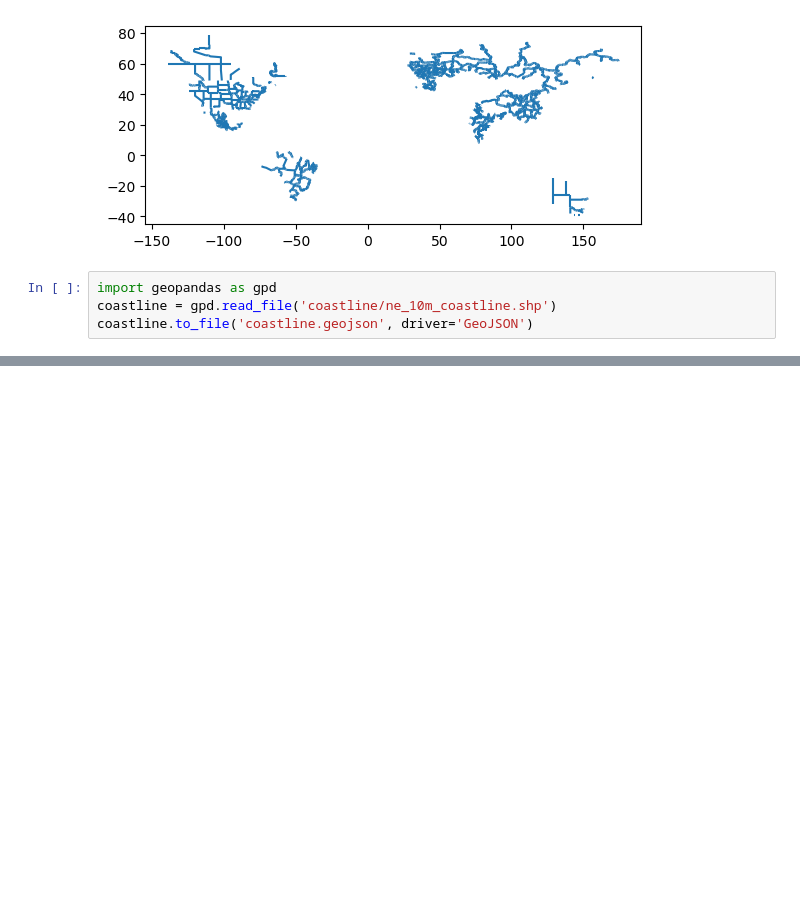
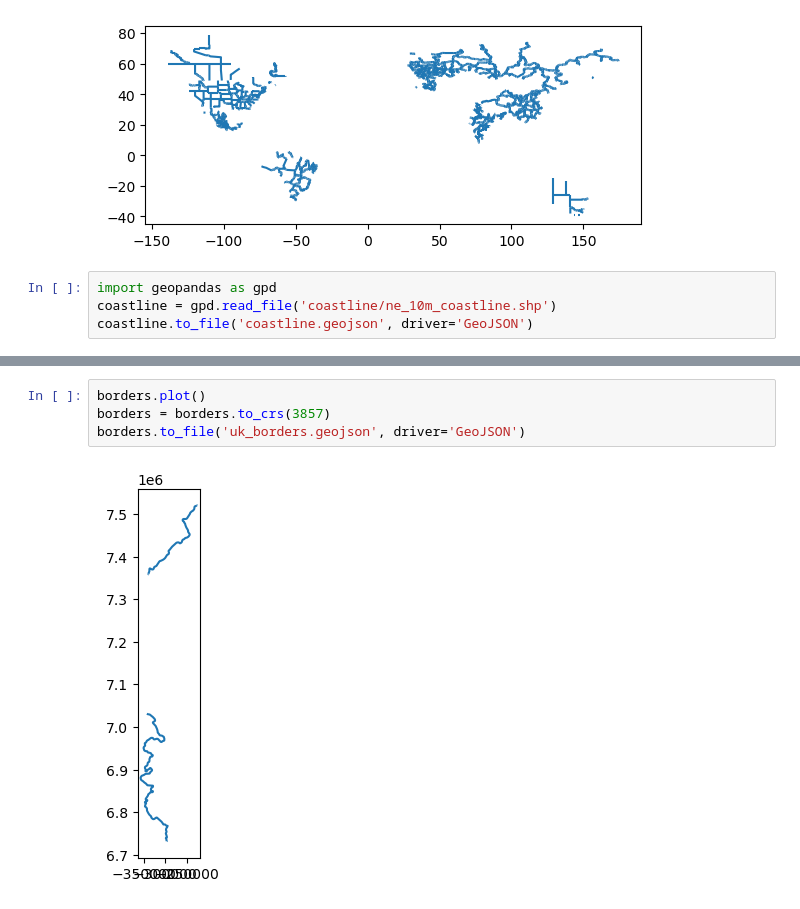
Before and after one commit to michaeljpincus/basemap, a Jupyter notebook: data.ipynb, the cells around one changed output, grey strips where cells are left out. Saved outputs shown, nothing was run; the diff lists cells and outputs as text; blank space fills up the shorter version.

```diff
--- a/data.ipynb
+++ b/data.ipynb
@@ -35,0 +69,6 @@ coastline.to_file('coastline.geojson', driver='GeoJSON')
+# %%
+borders.plot()
+borders = borders.to_crs(3857)
+borders.to_file('uk_borders.geojson', driver='GeoJSON')
+# %% [output]
+[figure, added]
```
Also changed, not shown: parts of 3 cells of this notebook, 18 other files.
